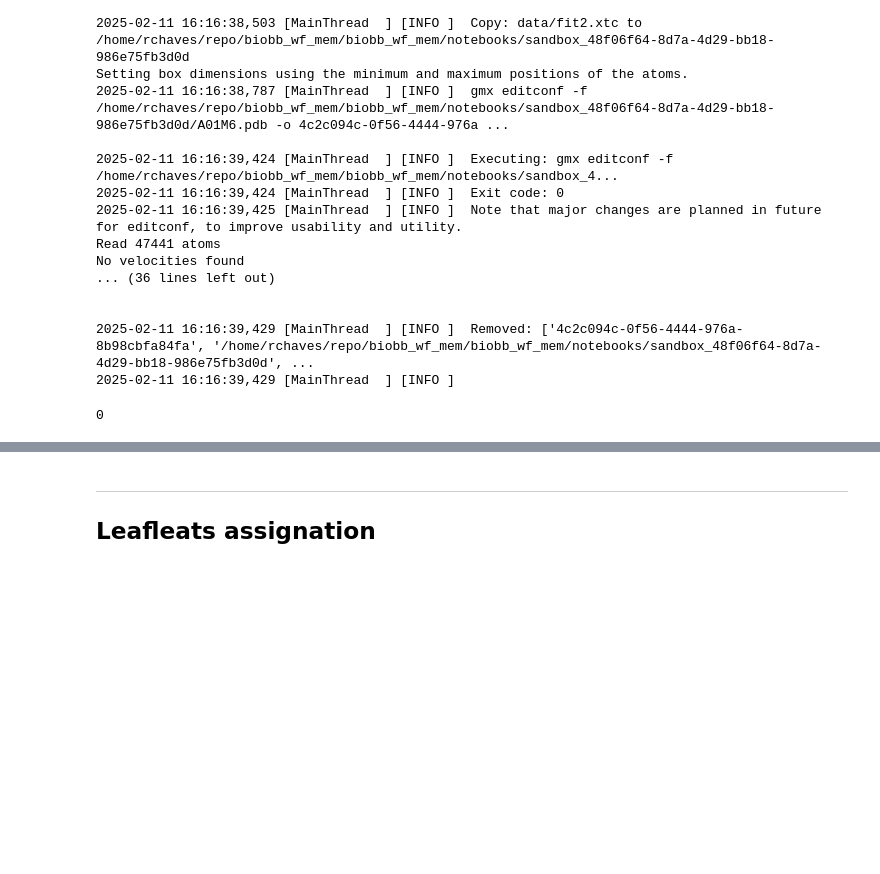
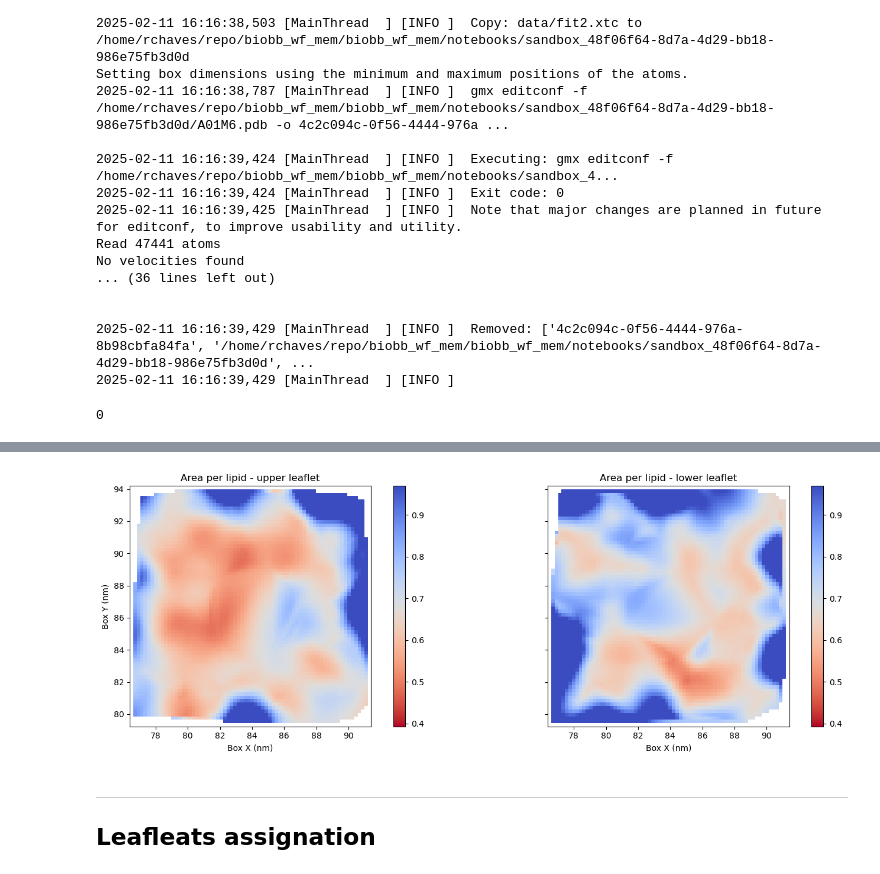
Before and after one commit to RubenChM/biobb_wf_mem, a Jupyter notebook: biobb_wf_mem/notebooks/biobb_wf_mem.ipynb, the cells around one changed output, grey strips where cells are left out. Drawn from its saved outputs; the diff is of its cells as text; code cells hidden in the pictures; blank space fills up the shorter version.

```diff
--- a/biobb_wf_mem/notebooks/biobb_wf_mem.ipynb
+++ b/biobb_wf_mem/notebooks/biobb_wf_mem.ipynb
@@ -421,3 +447,7 @@ upper leaflet  2.647
+# %%
+grid = plot_apl('out/apl.csv', hist=True)
+# %% [output]
+[figure, added]
 # %% [markdown]
 <a id="leaflets"></a>
 ***
```
Also changed, not shown: parts of 2 cells of this notebook.
